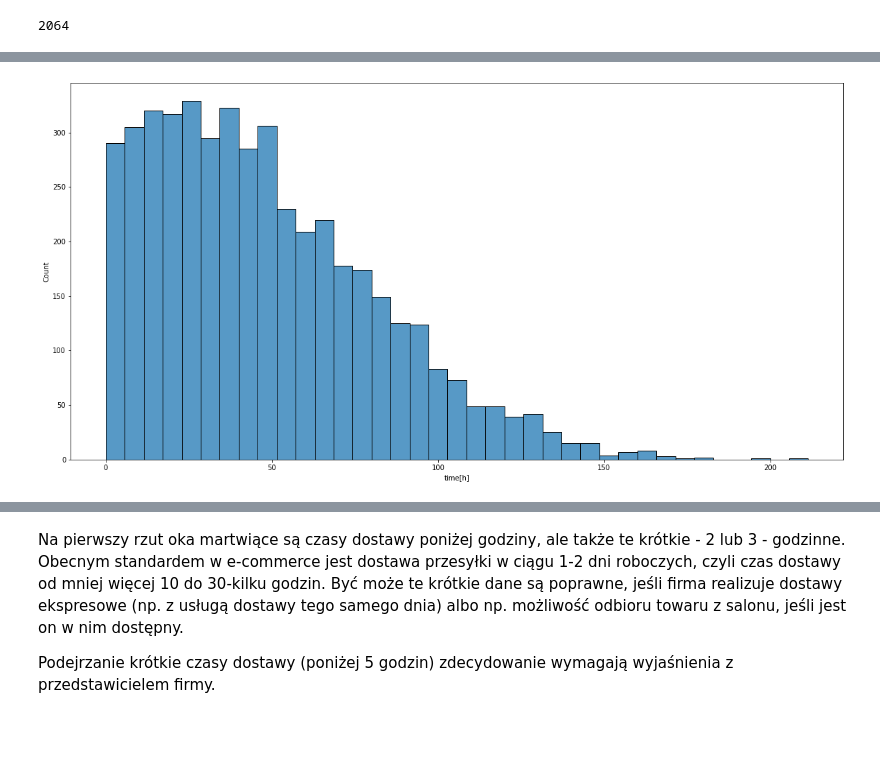
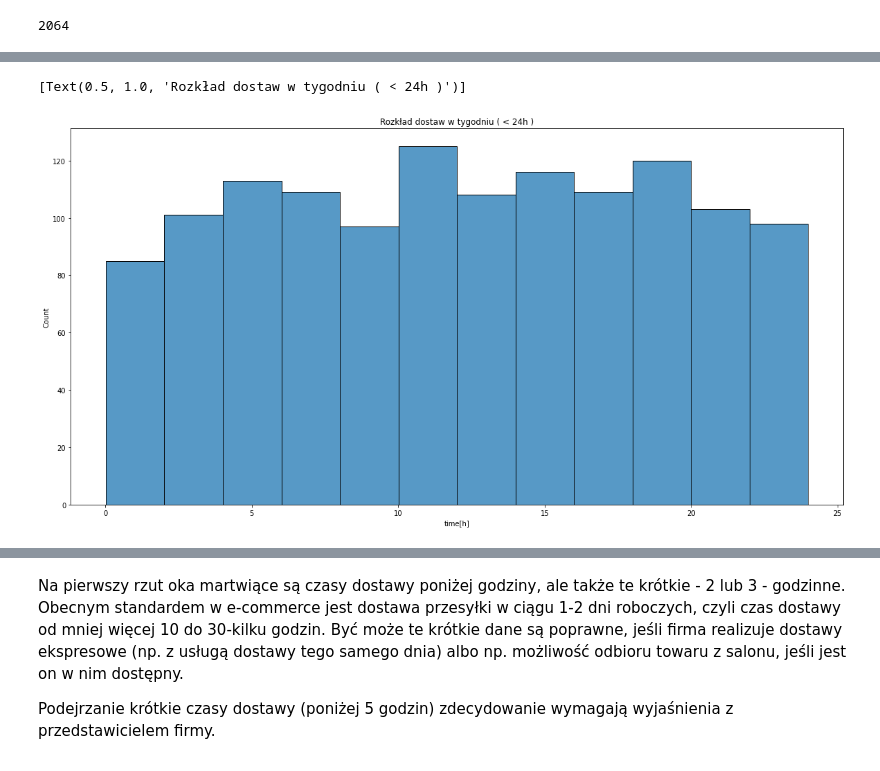
Before and after one commit to RafalUzarowicz/IUM, a Jupyter notebook: etap1.ipynb, the cells around one changed output, grey strips where cells are left out. Cells and saved outputs as stored; diff of their text form; code cells hidden in the pictures; blank space fills up the shorter version.

```diff
--- a/etap1.ipynb
+++ b/etap1.ipynb
@@ -270,6 +261,6 @@ Wydaje się, że dodanie dnia tygodnia jak nowego atrybutu może być przydatne
 # %%
 plt.figure(figsize=(20,10))
-sns.histplot(preped["time[h]"])
-plt.show()
+sns.histplot(preped[preped["time[h]"] < 24]["time[h]"]).set(title="Rozkład dostaw w tygodniu ( < 24h )")
 # %% [output]
+[Text(0.5, 1.0, 'Rozkład dostaw w tygodniu ( < 24h )')]
-[figure, old version]
+[figure, new version]
```
Also changed, not shown: parts of 24 cells of this notebook.
